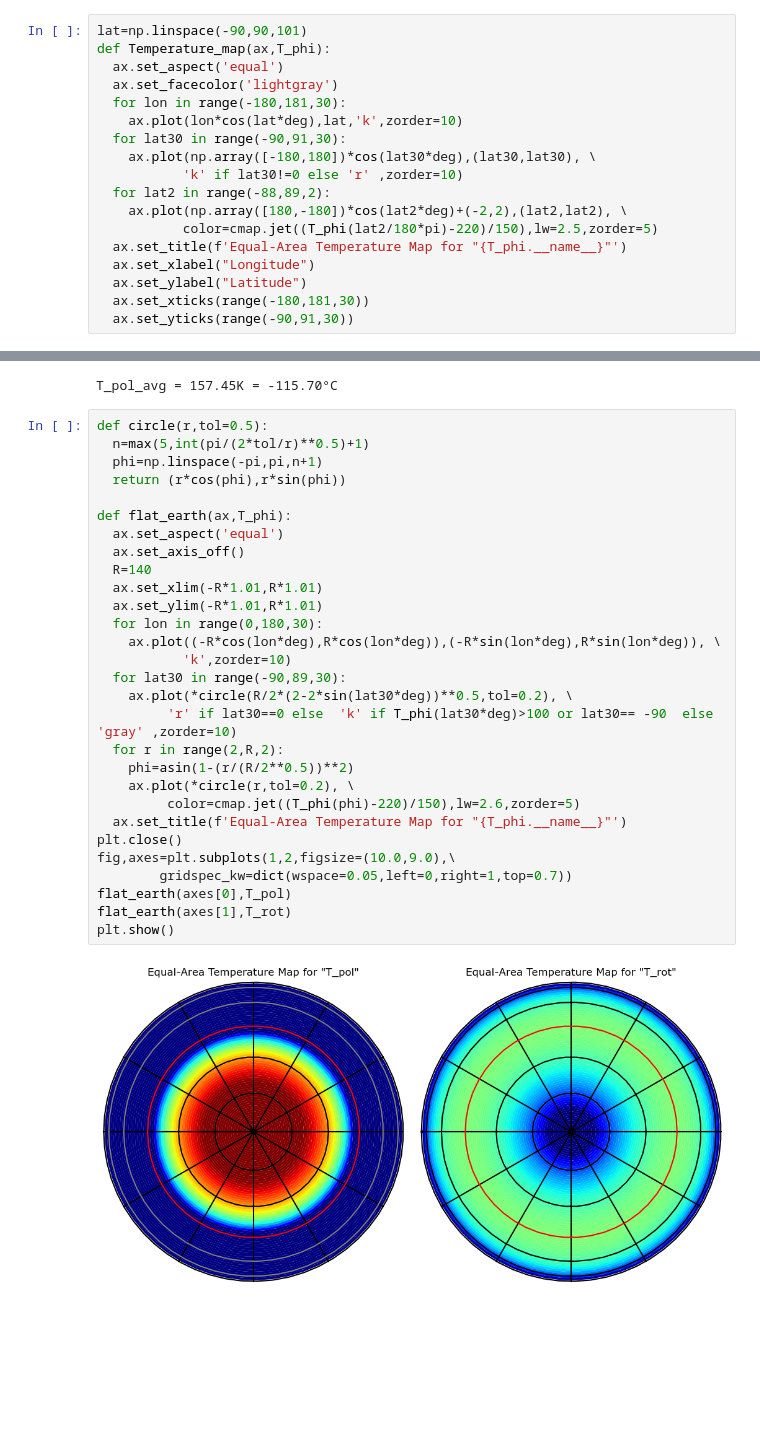
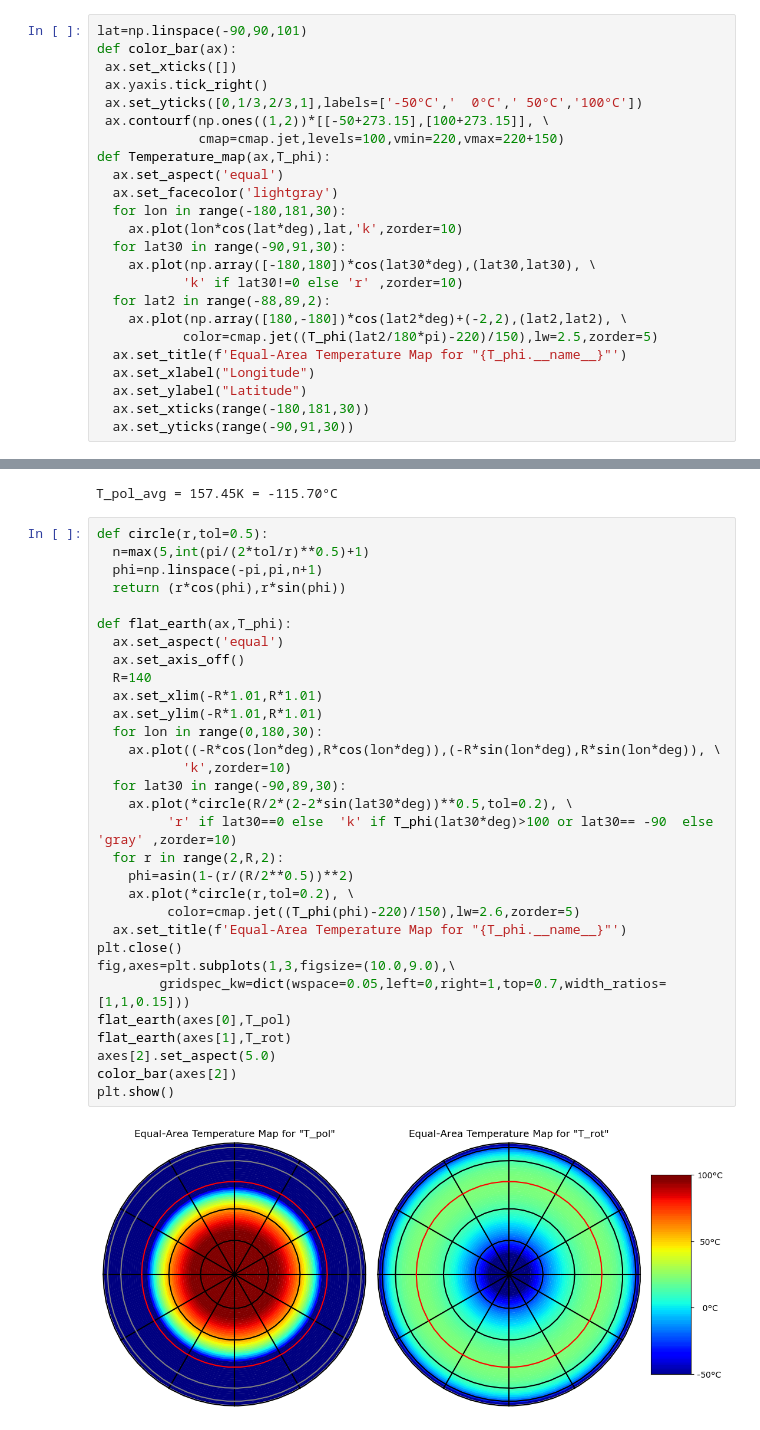
Before and after one commit to RichardPotthoff/Climate, a Jupyter notebook: Climate.ipynb, the cells around one changed output, grey strips where cells are left out. Saved outputs shown, nothing was run; the diff lists cells and outputs as text; blank space fills up the shorter version.

Commit message:
add color_bar to figure

```diff
--- a/Climate.ipynb
+++ b/Climate.ipynb
@@ -79,6 +79,12 @@ def T_rot(phi):
     return T_sun * (r_sun**2/(1*au)**2 * (cos(phi)/pi))**(1/4)
 # %%
 lat=np.linspace(-90,90,101)
+def color_bar(ax):
+ ax.set_xticks([])
+ ax.yaxis.tick_right()
+ ax.set_yticks([0,1/3,2/3,1],labels=['-50°C','  0°C',' 50°C','100°C'])
+ ax.contourf(np.ones((1,2))*[[-50+273.15],[100+273.15]], \
+             cmap=cmap.jet,levels=100,vmin=220,vmax=220+150)
 def Temperature_map(ax,T_phi):
   ax.set_aspect('equal')
   ax.set_facecolor('lightgray')
@@ -158,34 +164,36 @@ T_pol_avg = 157.45K = -115.70°C
 # %%
 def circle(r,tol=0.5):
   n=max(5,int(pi/(2*tol/r)**0.5)+1)
   phi=np.linspace(-pi,pi,n+1)
   return (r*cos(phi),r*sin(phi))
 
 def flat_earth(ax,T_phi):
   ax.set_aspect('equal')
   ax.set_axis_off()
   R=140
   ax.set_xlim(-R*1.01,R*1.01)
   ax.set_ylim(-R*1.01,R*1.01)
   for lon in range(0,180,30):
     ax.plot((-R*cos(lon*deg),R*cos(lon*deg)),(-R*sin(lon*deg),R*sin(lon*deg)), \
            'k',zorder=10)
   for lat30 in range(-90,89,30):
     ax.plot(*circle(R/2*(2-2*sin(lat30*deg))**0.5,tol=0.2), \
          'r' if lat30==0 else  'k' if T_phi(lat30*deg)>100 or lat30== -90  else 'gray' ,zorder=10)
   for r in range(2,R,2):
     phi=asin(1-(r/(R/2**0.5))**2)
     ax.plot(*circle(r,tol=0.2), \
          color=cmap.jet((T_phi(phi)-220)/150),lw=2.6,zorder=5)
   ax.set_title(f'Equal-Area Temperature Map for "{T_phi.__name__}"')
 plt.close()
-fig,axes=plt.subplots(1,2,figsize=(10.0,9.0),\
-        gridspec_kw=dict(wspace=0.05,left=0,right=1,top=0.7))
+fig,axes=plt.subplots(1,3,figsize=(10.0,9.0),\
+        gridspec_kw=dict(wspace=0.05,left=0,right=1,top=0.7,width_ratios=[1,1,0.15]))
 flat_earth(axes[0],T_pol)
 flat_earth(axes[1],T_rot)
+axes[2].set_aspect(5.0)
+color_bar(axes[2])
 plt.show()
 # %% [output]
-[figure, old version]
+[figure, new version]
 # %% [markdown]
  ![Earth: Cloud cover](./IMG_0097.AVIF)
 # %% [markdown]
```
